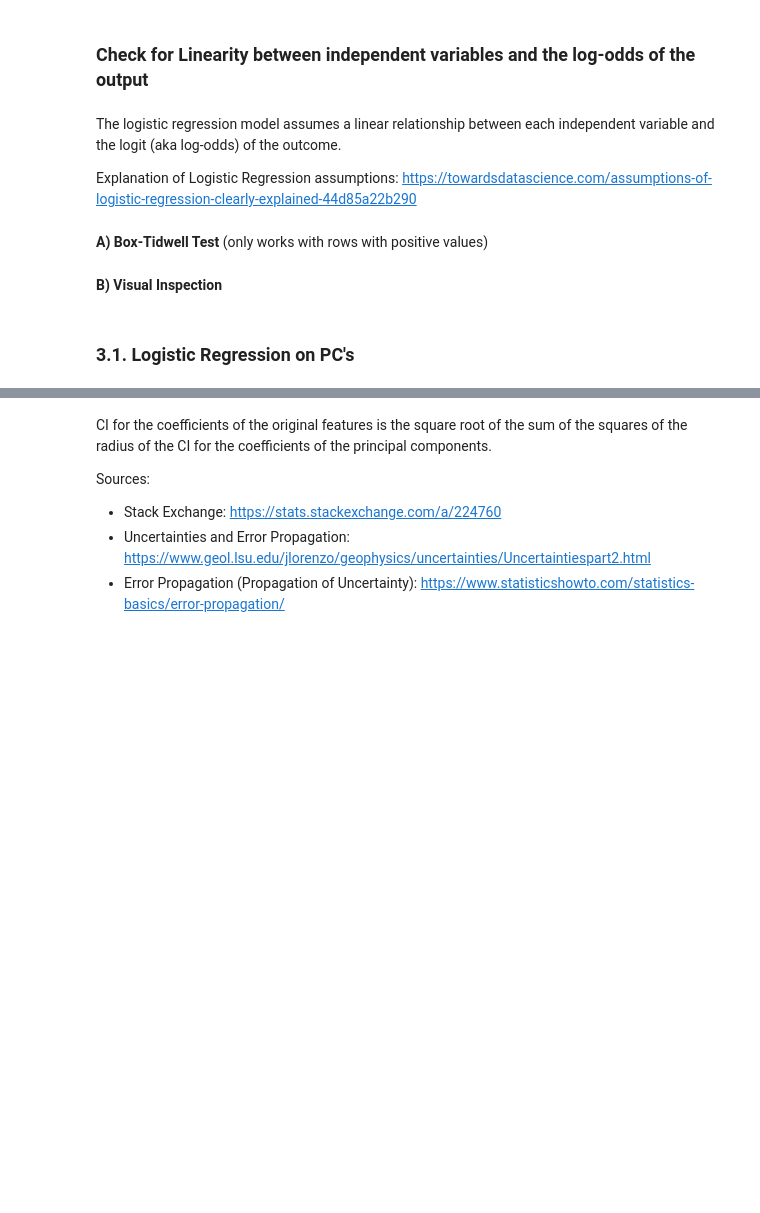
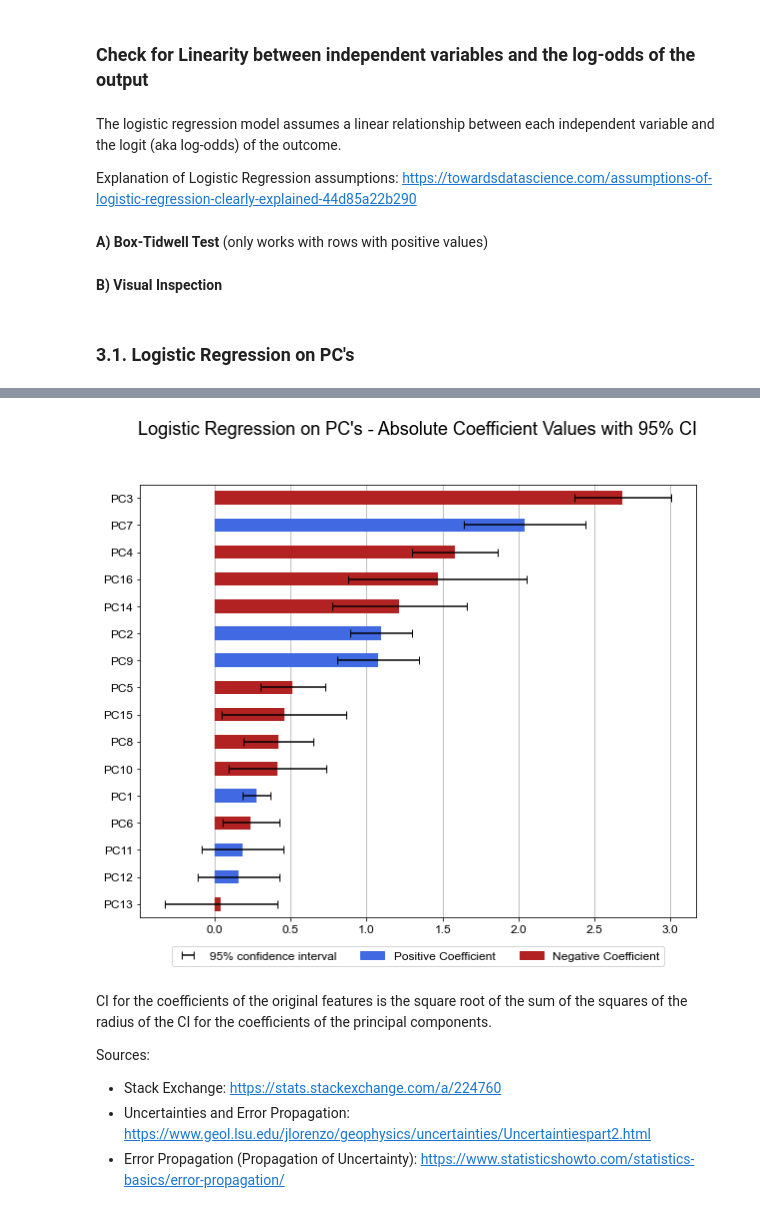
Before and after one commit to PedroAntonacio/example-ml-models, a Jupyter notebook: code/classification-binary.ipynb, the cells around one changed output, grey strips where cells are left out. Cells and saved outputs as stored; diff of their text form; code cells hidden in the pictures; blank space fills up the shorter version.

```diff
--- a/code/classification-binary.ipynb
+++ b/code/classification-binary.ipynb
@@ -395,9 +510,9 @@ def logit_stderror(model, x):
 # %%
 import matplotlib.patches as mpatches
 
-def plot_importance(df_importance, title, error=None):
+def plot_importance(df_importance, title):
 
-
+    idx_order = df_importance.index
     df_importance['Absolute Coefficients'] = df_importance['Coefficients'].abs()
     df_importance = df_importance.sort_values('Absolute Coefficients', ascending=True)
 
@@ -412,37 +527,38 @@ def plot_importance(df_importance, title, error=None):
     fig, ax = plt.subplots()
 
     max_coeff = df_importance['Absolute Coefficients'].max()
-    err_max_coeff = error[np.argmax(df_importance['Absolute Coefficients'].max())]
     big_errors = []
-    for i, err in enumerate(error):
-        if err > max_coeff + err_max_coeff:
-            big_errors.append((i, err))
-            error[i] = max_coeff
 
-    for idx_err, big_err in big_errors:
-        display_string = f"  ...  (Margin of Error: {big_err:,.2f})"
-        ax.text(df_importance['Absolute Coefficients'].iloc[idx_err] + max_coeff, idx_err-0.025, display_string, color='black', fontweight='bold')
+    error = df_importance['Standard Error'].copy() * 1.96 # x1.96 to get 95% CI
+    for idx, err in df_importance['Standard Error'].iteritems():
+        if err > max_coeff:
+            big_errors.append((idx, err))
+            error.loc[idx] = max_coeff
 
     df_importance['Absolute Coefficients'].plot(
         kind="barh", color=df_importance['Color'], figsize=(10, df_importance.shape[0]/2), legend=False, ax=ax,
-        xerr=error, ecolor='black', error_kw={'label':'95% confidence interval', 'capsize':4, 'capthick':1}
+        xerr=error.reindex(df_importance.index), ecolor='black', error_kw={'label':'95% confidence interval', 'capsize':4, 'capthick':1}
     )
+
+    for idx_err, big_err in big_errors:
+        display_string = f"  ...  (95% CI = ±{big_err:,.2f})"
+        ax.text(df_importance['Absolute Coefficients'].loc[idx_err] + max_coeff, df_importance['Standard Error'].index.get_loc(idx_err)-0.025,
+                display_string, color='black', fontweight='bold')
 
     ax.xaxis.grid()
     ax.set_axisbelow(True)
-    plt.title(title, pad=20, fontsize=BIGGER_SIZE)
+    plt.title(title, pad=50, fontsize=BIGGER_SIZE)
     legend_patches = [
         ax.get_legend_handles_labels()[0][0], # confidence interval
         mpatches.Patch(color=colors_dict['Positive'], label='Positive Coefficient'),
         mpatches.Patch(color=colors_dict['Negative'], label='Negative Coefficient'),
     ]
-    plt.legend(handles=legend_patches, loc='lower right')
+    plt.legend(handles=legend_patches, loc='lower center', bbox_to_anchor=(0.5, -0.125),
+                  ncol=3, fancybox=True, shadow=False)
 
     plt.show()
 
-
-
-    return df_importance[['Coefficients', 'Absolute Coefficients']]
+    return df_importance[['Coefficients', 'Absolute Coefficients', 'Standard Error']].reindex(idx_order)
 # %%
 def print_metrics_cv(result_cv):
     print('Grid Search CV Best Model - Scoring Metrics:\n')
@@ -544,6 +662,6 @@ y_train.value_counts()
 # %%
 space_logreg = {
-    'solver': ['newton-cg', 'lbfgs', 'liblinear'],
+    'solver': ['newton-cg', 'lbfgs', 'liblinear', 'sag', 'saga'],
     'penalty': ['none', 'l1', 'l2', 'elasticnet'],
     'C': np.logspace(-5, 2, num=15, base=10.0), # 10e-5 to 100 in 15 steps
     'class_weight': ['balanced']
@@ -596,8 +774,9 @@ print(classification_report(y_test, y_pred_pca))
 # %%
 df_importance_components_pca = pd.DataFrame(np.transpose(model_logreg_pca.coef_), columns=['Coefficients'], index=pca_cols)
-stderror_components = logit_stderror(model_logreg_pca, X_train_pca)[1:]
-df_importance_components_pca = plot_importance(df_importance_components_pca, title="Logistic Regression on PC's - Absolute Coefficient Values with 95% CI",
-                                               error=1.96*stderror_components)
+df_importance_components_pca['Standard Error'] = logit_stderror(model_logreg_pca, X_train_pca)[1:]
+df_importance_components_pca = plot_importance(df_importance_components_pca, title="Logistic Regression on PC's - Absolute Coefficient Values with 95% CI")
+# %% [output]
+[figure, added]
 # %% [markdown]
 CI for the coefficients of the original features is the square root of the sum of the squares of the radius of the CI for the coefficients of the principal components.
 
```
Also changed, not shown: parts of 27 cells of this notebook, 1 other file.
